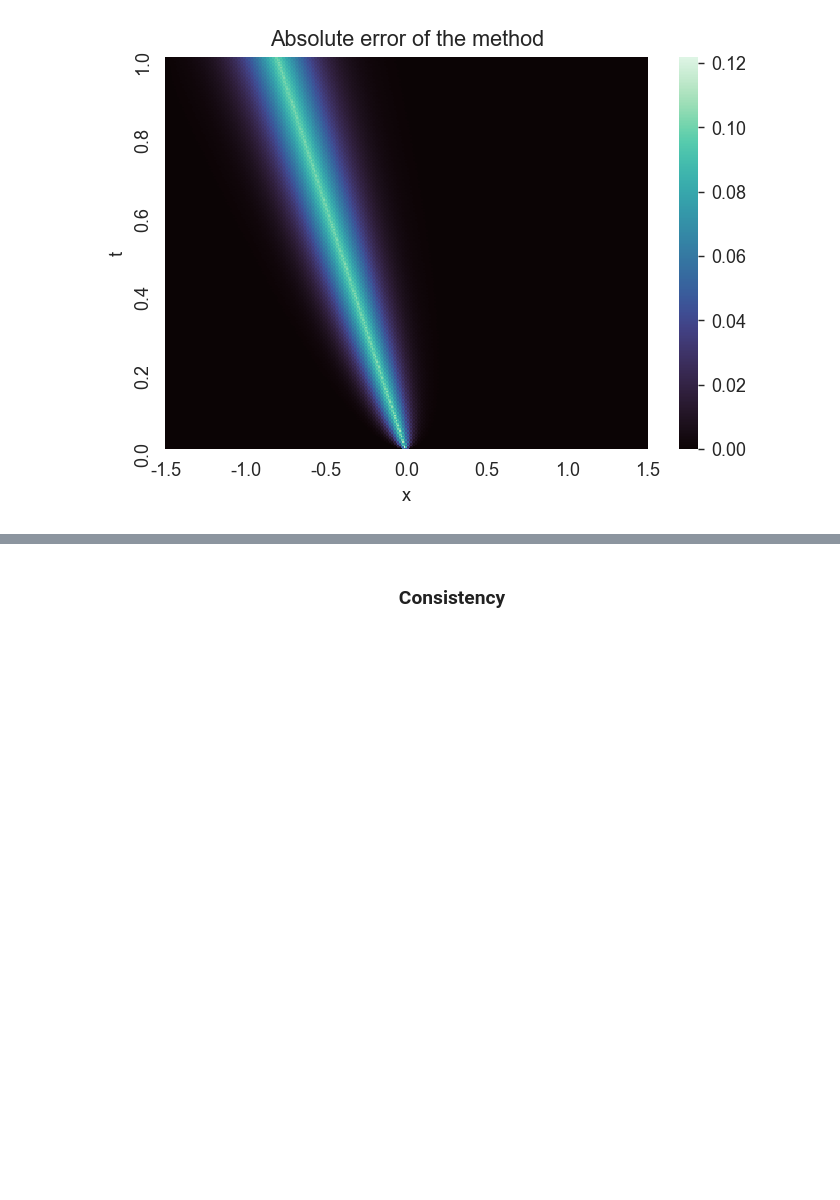
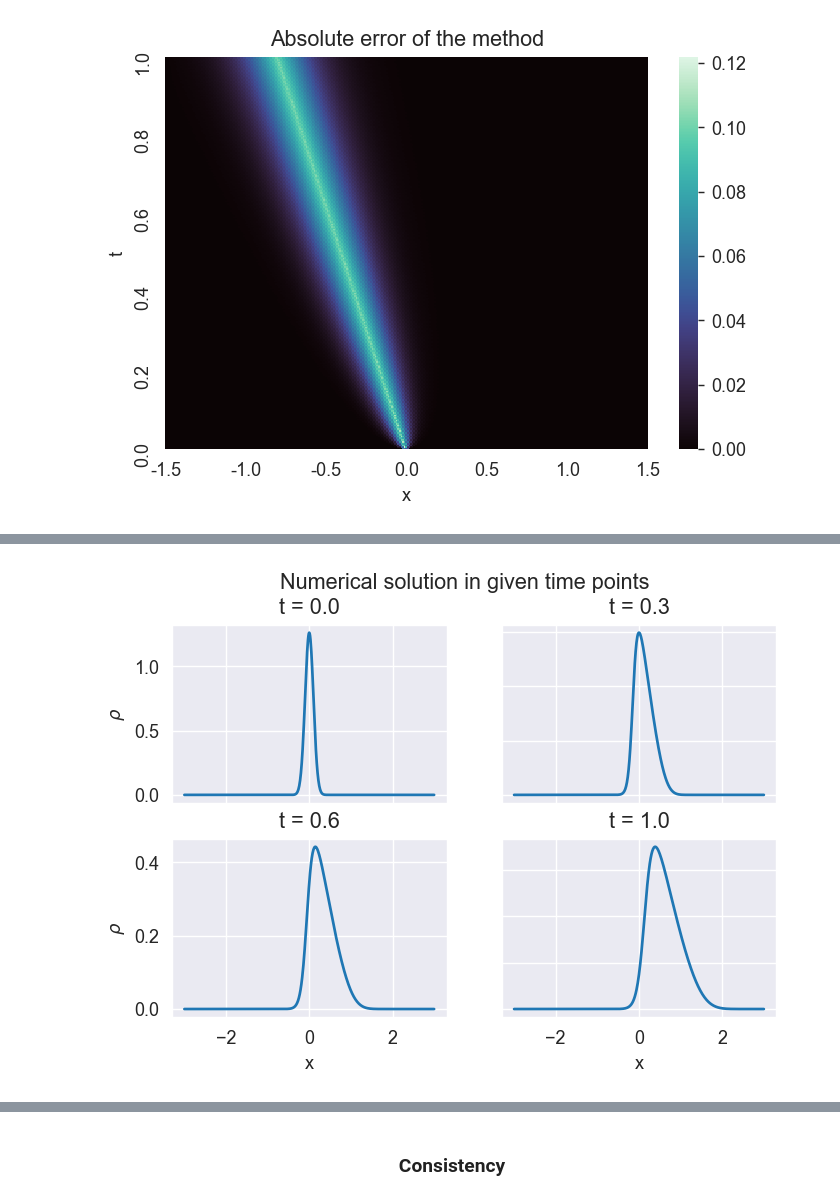
Before and after one commit to joannaww/Lighthill-Witham-Richards-Model, a Jupyter notebook: Matuszak_Wojciechowicz.ipynb, the cells around one changed output, grey strips where cells are left out. Cells and saved outputs as stored; diff of their text form; code cells hidden in the pictures; blank space fills up the shorter version.

```diff
--- a/Matuszak_Wojciechowicz.ipynb
+++ b/Matuszak_Wojciechowicz.ipynb
@@ -291,16 +375,17 @@ $$\rho_j^{n+1} = \frac{1}{2}\left(\rho_{j+1}^n + \rho_{j-1}^n\right) + \frac{h}{
 with the numerical flux
 $$F_{j+1/2}^{n} = \frac{k}{2h}\left(\rho_{j}^n - \rho_{j+1}^n\right) + \frac{1}{2}\left(f(\rho_{j}^n) + f(\rho_{j+1}^n)\right).$$
 # %%
-def FVM(method, problem, u_max=1, rho_max=1, rho_l=0.8, a=-1.5, b=1.5, T=1, k=0.01, h=0.001):
+def FVM(method, problem, u_max=1, rho_max=1, rho_l=0.8, sigma=1, a=-1.5, b=1.5, T=1, k=0.01, h=0.001):
     """
     Implementation of the finite volume method for the vehicular traffic model.
 
     Arguments:
-    method - method of approximation of the numerical flux, "Lax-Friedrich" or "simple"
+    method - method of approximation of the numerical flux, "Lax-Friedrich"
     problem - considered problem, "red_green_light" or "traffic_jam"
     u_max - maximum velocity
     rho_max - maximum density
     rho_l - parameter of the "traffic jam" problem
+    sigma - parameter of the "braking" problem
     (a, b) - space range
     (0, T) - time range
     k - spatial step
@@ -321,6 +406,8 @@ def FVM(method, problem, u_max=1, rho_max=1, rho_l=0.8, a=-1.5, b=1.5, T=1, k=0.
         rho[xs > 0,0] = rho_max
         rho[0,:] = rho_l # boundary condition for x=a
         rho[-1,:] = rho_max # boundary condition for x=b
+    elif problem == "braking":
+        rho[:,0] = 1/np.sqrt(2*np.pi*sigma)*np.exp(-xs**2/(2*sigma**2)) # initial condition
     else:
         print("Choose one of implemented problems.")
 
@@ -328,9 +415,8 @@ def FVM(method, problem, u_max=1, rho_max=1, rho_l=0.8, a=-1.5, b=1.5, T=1, k=0.
         if method == 'Lax-Friedrich': # Lax-Friedrich flux
             F_p = k/(2*h)*(rho[1:-1,n] - rho[2:,n]) + 1/2*(u_max*rho[1:-1,n]*(1 - rho[1:-1,n]/rho_max) + u_max*rho[2:,n]*(1 - rho[2:,n]/rho_max))
             F_m = k/(2*h)*(rho[0:-2,n] - rho[1:-1,n]) + 1/2*(u_max*rho[:-2,n]*(1 - rho[0:-2,n]/rho_max) + u_max*rho[1:-1,n]*(1 - rho[1:-1,n]/rho_max))
-        elif method == 'simple': # simple approximation of the flux
-            F_p = u_max*rho[1:-1,n]*(1 - rho[1:-1,n]/rho_max)
-            F_m = u_max*rho[0:-2,n]*(1 - rho[0:-2,n]/rho_max)
+        else:
+            print("Choose one of implemented methods.")
 
         rho[1:-1,n+1] = rho[1:-1,n] - h/k*(F_p - F_m)
 
@@ -528,0 +621,27 @@ plt.show()
+# %%
+rho, xs, ts = FVM(method="Lax-Friedrich", problem="braking", sigma=0.1, k=0.01, h=0.001, a=-3, b=3)
+# rho_theoretical = theoretical_solution(problem="traffic_jam", xs=xs, ts=ts)
+# %%
+time_points = [0, 300, 600, 1000]
+
+fig, axs = plt.subplots(2, 2)
+
+axs[0, 0].plot(xs, rho[:,time_points[0]])
+axs[0, 0].set_title(f't = {ts[time_points[0]]}')
+axs[0, 1].plot(xs, rho[:,time_points[1]])
+axs[0, 1].set_title(f't = {ts[time_points[1]]}')
+axs[1, 0].plot(xs, rho[:,time_points[2]])
+axs[1, 0].set_title(f't = {ts[time_points[2]]}')
+axs[1, 1].plot(xs, rho[:,time_points[3]])
+axs[1, 1].set_title(f't = {ts[time_points[3]]}')
+
+for ax in axs.flat:
+    ax.set(xlabel='x', ylabel=r'$\rho$')
+
+for ax in axs.flat:
+    ax.label_outer()
+
+fig.suptitle("Numerical solution in given time points")
+plt.show()
+# %% [output]
+[figure, added]
```
Also changed, not shown: parts of 19 cells of this notebook.
